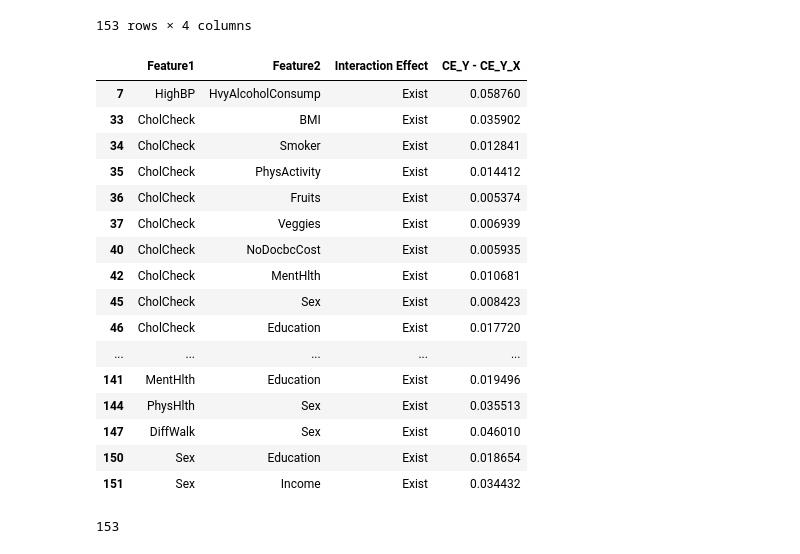
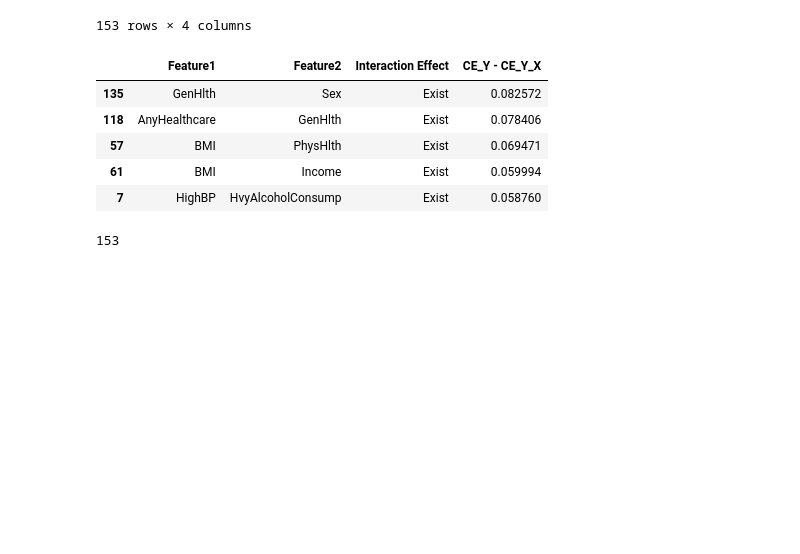
Before and after one commit to hubao666/Data-Analysis-for-BRFSS2015-Data, a Jupyter notebook: mid_proj.ipynb, the cells around one changed output. Drawn from its saved outputs; the diff is of its cells as text; code cells hidden in the pictures; blank space fills up the shorter version.

Commit message:
created table for top 5 pairs for interaction effect analysis

```diff
--- a/mid_proj.ipynb
+++ b/mid_proj.ipynb
@@ -487,25 +487,16 @@ display(df_interaction)
 153 rows × 4 columns
 # %%
 
-df_interaction[df_interaction['Interaction Effect'] == 'Exist' and df_interaction['CE_Y - CE_Y_X'] > ]
+filtered = df_interaction[df_interaction['Interaction Effect'] == 'Exist']
+top_five = filtered.sort_values(by='CE_Y - CE_Y_X', ascending=False).head(5)
+top_five
 # %% [output]
 |  | Feature1 | Feature2 | Interaction Effect | CE_Y - CE_Y_X |
+| 135 | GenHlth | Sex | Exist | 0.082572 |
+| 118 | AnyHealthcare | GenHlth | Exist | 0.078406 |
+| 57 | BMI | PhysHlth | Exist | 0.069471 |
+| 61 | BMI | Income | Exist | 0.059994 |
 | 7 | HighBP | HvyAlcoholConsump | Exist | 0.058760 |
-| 33 | CholCheck | BMI | Exist | 0.035902 |
-| 34 | CholCheck | Smoker | Exist | 0.012841 |
-| 35 | CholCheck | PhysActivity | Exist | 0.014412 |
-| 36 | CholCheck | Fruits | Exist | 0.005374 |
-| 37 | CholCheck | Veggies | Exist | 0.006939 |
-| 40 | CholCheck | NoDocbcCost | Exist | 0.005935 |
-| 42 | CholCheck | MentHlth | Exist | 0.010681 |
-| 45 | CholCheck | Sex | Exist | 0.008423 |
-| 46 | CholCheck | Education | Exist | 0.017720 |
-| ... | ... | ... | ... | ... |
-| 141 | MentHlth | Education | Exist | 0.019496 |
-| 144 | PhysHlth | Sex | Exist | 0.035513 |
-| 147 | DiffWalk | Sex | Exist | 0.046010 |
-| 150 | Sex | Education | Exist | 0.018654 |
-| 151 | Sex | Income | Exist | 0.034432 |
 # %%
 # %% [output]
 153
```
